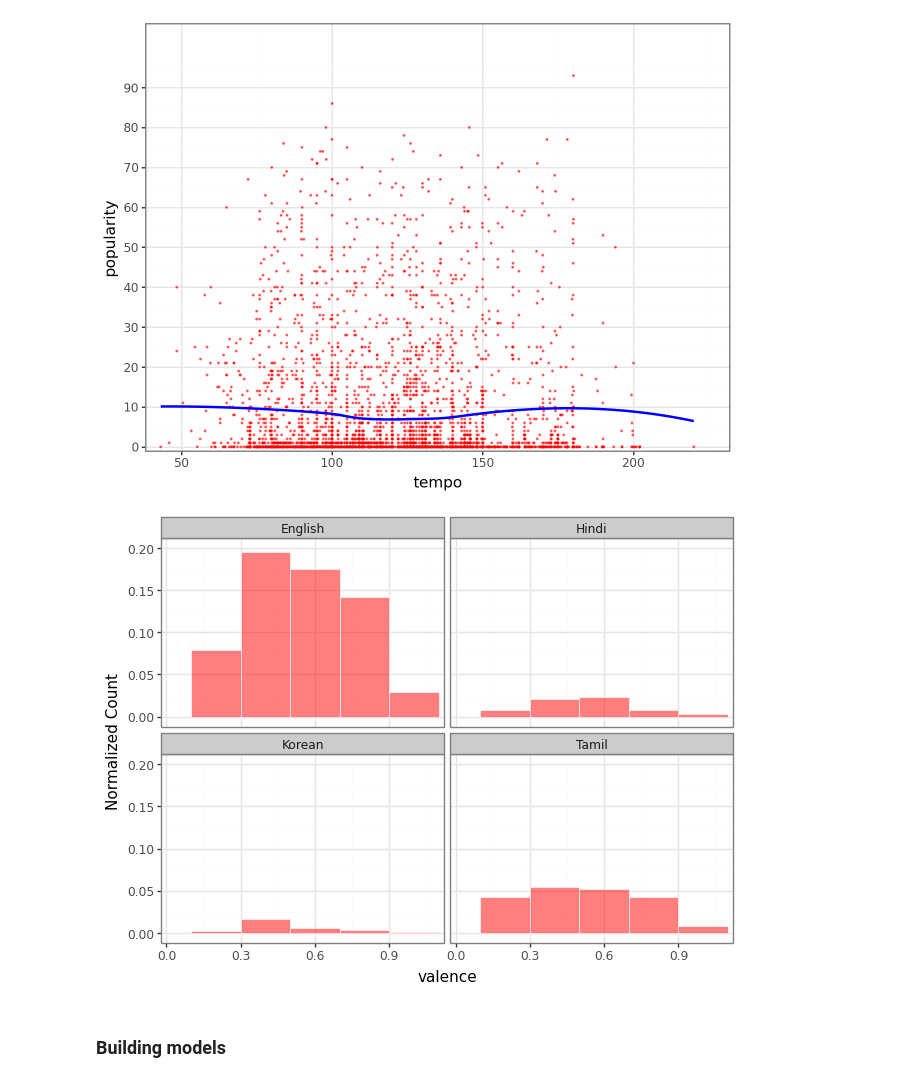
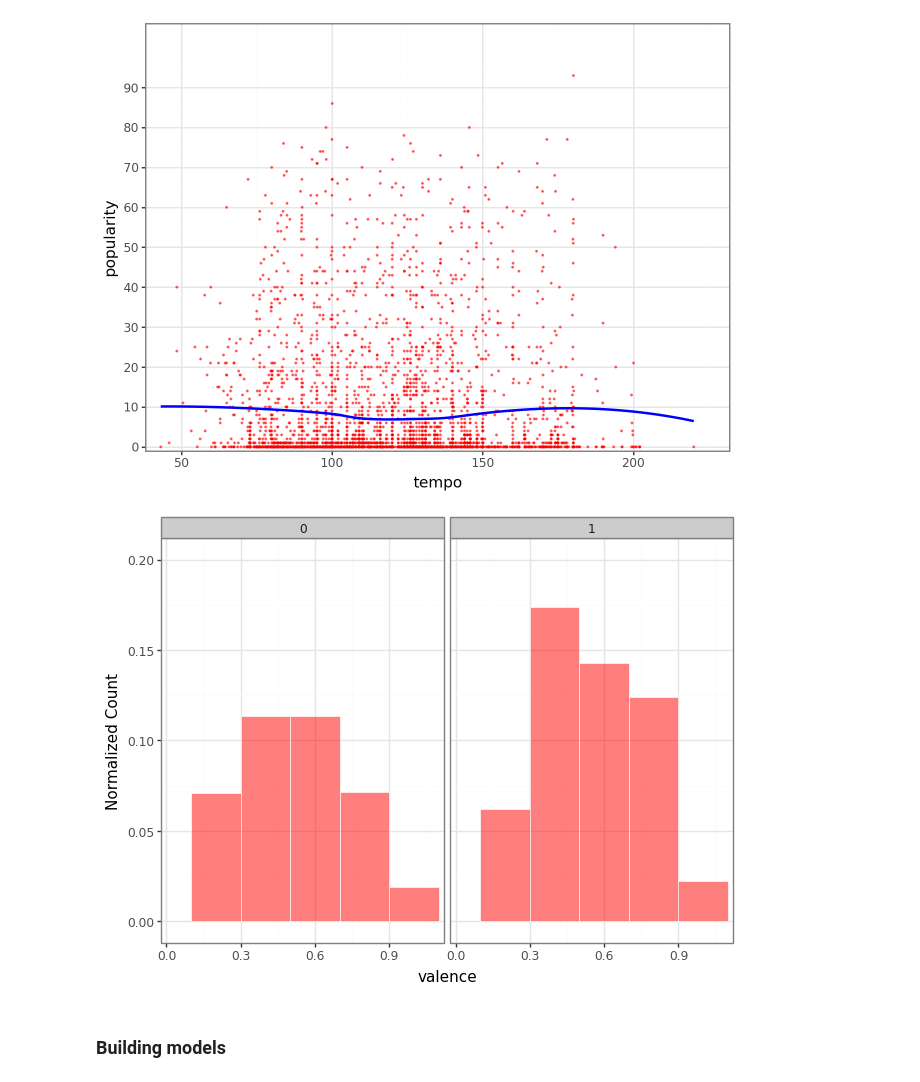
Before and after one commit to Anton21a/Data_Analysis, a Jupyter notebook: Assignment2.ipynb, the cells around one changed output. Saved outputs shown, nothing was run; the diff lists cells and outputs as text; code cells hidden in the pictures.

```diff
--- a/Assignment2.ipynb
+++ b/Assignment2.ipynb
@@ -273,27 +279,27 @@ plot
 # %%
 data['language'] = data['language'].astype('category')
 
 plot = (
     ggplot(data)
     + geom_histogram(
         aes(x="valence", y="stat(count)/sum(stat(count))"),
         binwidth=0.2,
         color="white",
         fill="red",
         size=0.25,
         alpha=0.5,
         na_rm=True
     )
     + labs(x="valence", y = "Normalized Count")
     + scale_x_continuous(expand=(0.01, 0.01), limits=(0, 1.1))
     + scale_y_continuous(expand=(0.01, 0.01), limits=(0, 0.2))
     + theme_bw()
-    + facet_wrap("~language")
+    + facet_wrap("~mode")
 )
 
 print(plot)
 # %% [output]
-[figure, old version]
+[figure, new version]
 # %% [markdown]
 ### Building models
 # %%
```
Also changed, not shown: parts of 10 cells of this notebook, 5 other files.
